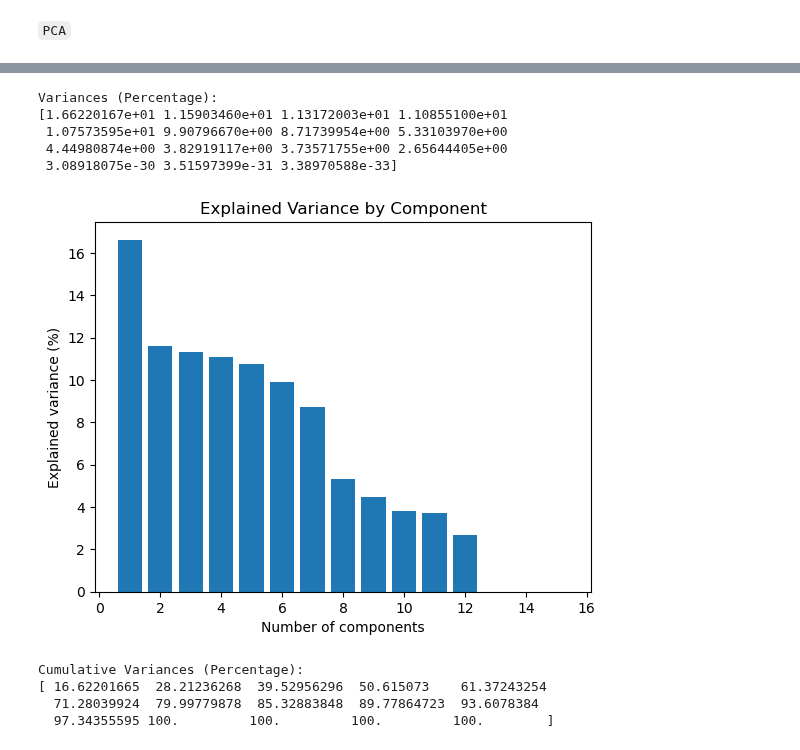
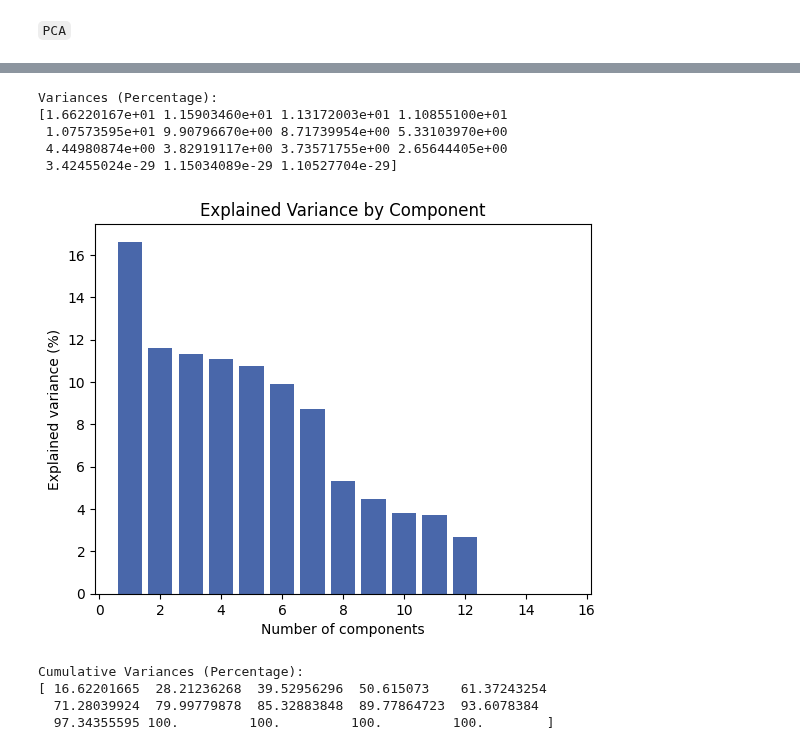
Before and after one commit to Johannes3001/AppliedML_Assign.01, a Jupyter notebook: FinalCodes.ipynb, the cells around one changed output, grey strips where cells are left out. Drawn from its saved outputs; the diff is of its cells as text; code cells hidden in the pictures.

```diff
--- a/FinalCodes.ipynb
+++ b/FinalCodes.ipynb
@@ -238,6 +258,3 @@ plt.show()
 [figure]
 # %% [markdown]
 `PCA`
-# %%
-df1 = df.iloc[:,:-1]
-df1.head()
@@ -256,7 +261,4 @@ df1 = pd.get_dummies(df1, columns=['Contract Length'], prefix='Contract Length')
-# %%
-#scale only non categorical features
-columns_to_scale = ['Age', 'Tenure', 'Usage Frequency', 'Support Calls', 'Payment Delay',
-       'Total Spend', 'Last Interaction']
-# performing standardization as PCA is sensitive to scale of features
-sc = StandardScaler()
-df1[columns_to_scale] = sc.fit_transform(df1[columns_to_scale])
+# %%
+# Dropping 'Churn' variable for PCA
+df_pca = df1.drop(columns=['Churn'])
+df_pca.head()
@@ -264,7 +273,7 @@ df1[columns_to_scale] = sc.fit_transform(df1[columns_to_scale])
 components = None
 pca = PCA(n_components = components) #or n_components = desired % of variance explained
 # perform PCA on the scaled data
-pca.fit(df1)
+pca.fit(df_pca)
 
 print("Variances (Percentage):")
 print(pca.explained_variance_ratio_*100)
@@ -274,20 +283,20 @@ Variances (Percentage):
 [1.66220167e+01 1.15903460e+01 1.13172003e+01 1.10855100e+01
  1.07573595e+01 9.90796670e+00 8.71739954e+00 5.33103970e+00
  4.44980874e+00 3.82919117e+00 3.73571755e+00 2.65644405e+00
- 3.08918075e-30 3.51597399e-31 3.38970588e-33]
+ 3.42455024e-29 1.15034089e-29 1.10527704e-29]
 # %%
 # Number of components you want to display
 components = len(pca.explained_variance_ratio_) if components is None else components
 
 # Create a bar chart
-plt.bar(range(1, components + 1), pca.explained_variance_ratio_ * 100)
+plt.bar(range(1, components + 1), pca.explained_variance_ratio_ * 100, color='#4967AA')
 
 plt.xlabel("Number of components")
 plt.ylabel("Explained variance (%)")
 plt.title("Explained Variance by Component")
 
 # Show the bar chart
 plt.show()
 # %% [output]
-[figure, old version]
+[figure, new version]
 # %%
```
Also changed, not shown: parts of 38 cells of this notebook.
